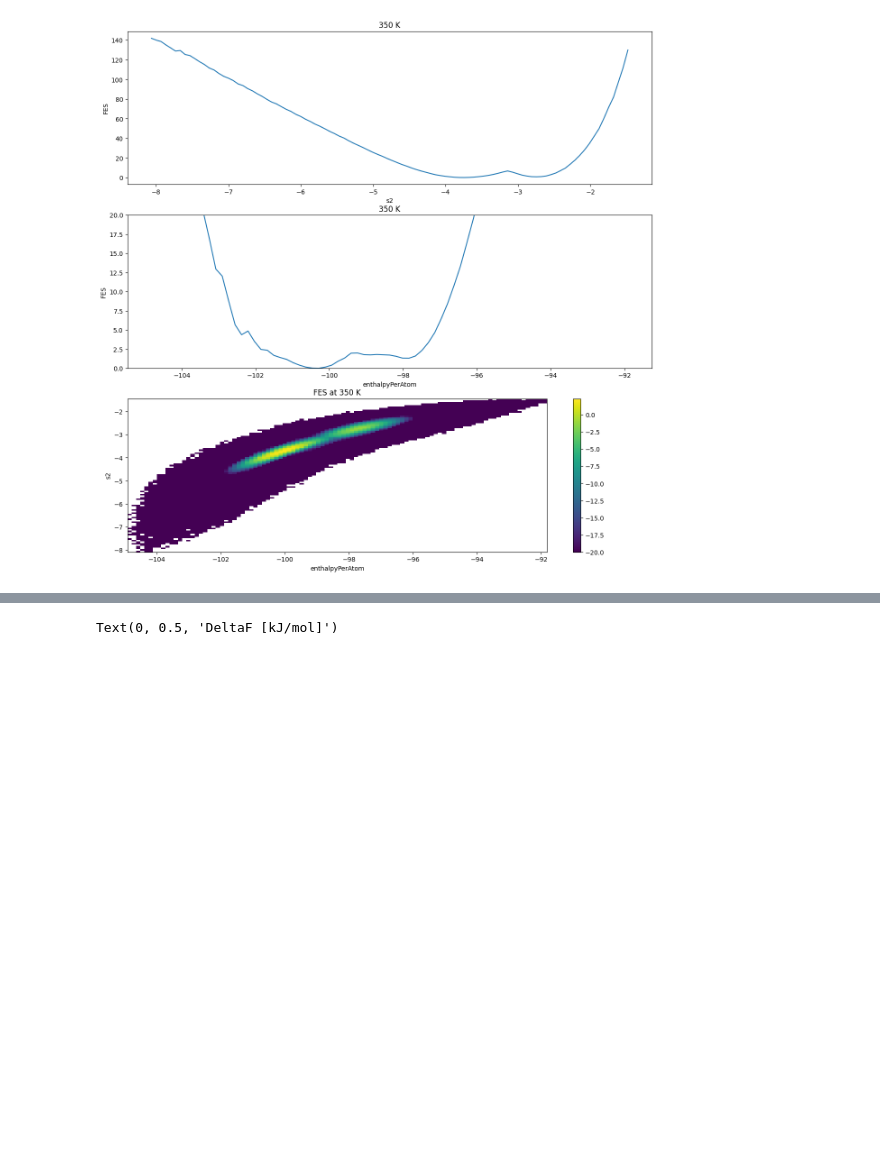
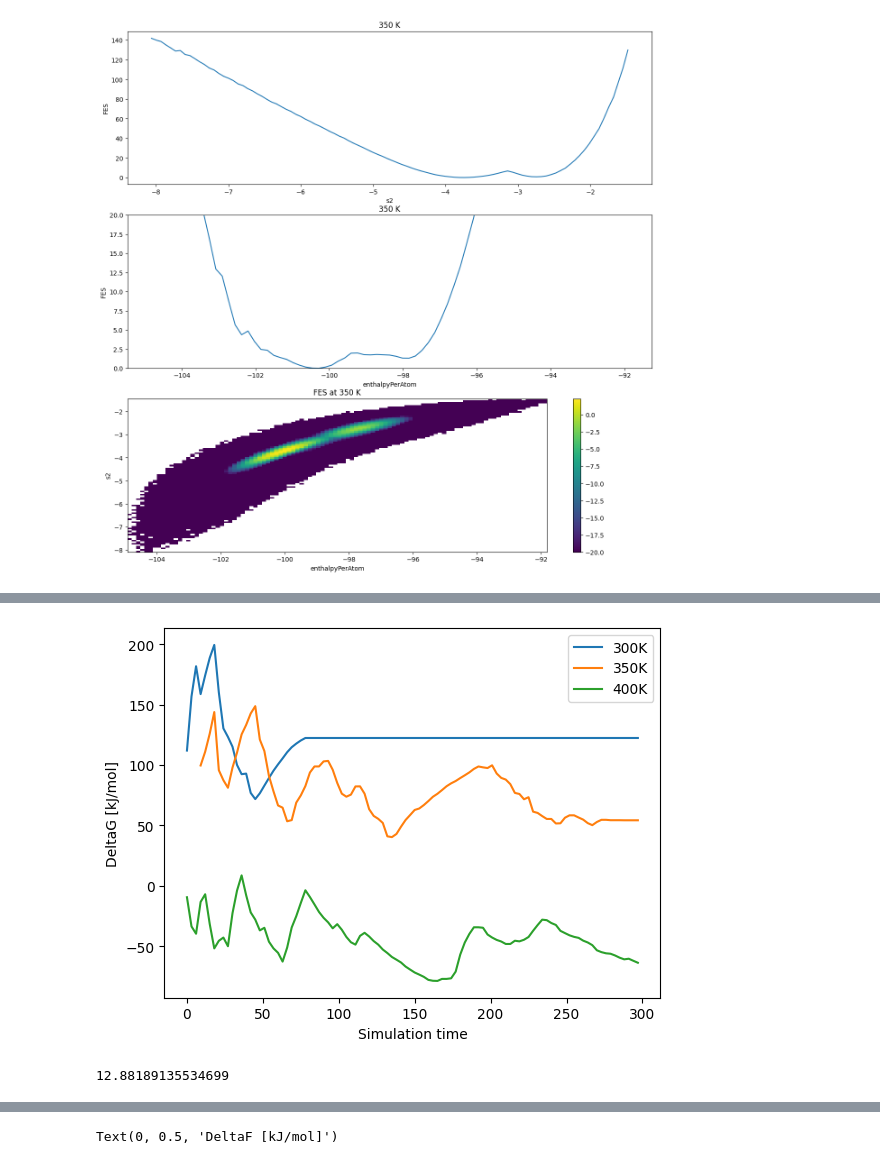
Before and after one commit to yaminbens/Proj23, a Jupyter notebook: Entropy-Enthalpy.ipynb, the cells around one changed output, grey strips where cells are left out. Saved outputs shown, nothing was run; the diff lists cells and outputs as text; code cells hidden in the pictures; blank space fills up the shorter version.

```diff
--- a/Entropy-Enthalpy.ipynb
+++ b/Entropy-Enthalpy.ipynb
@@ -236,0 +265,33 @@ plt.colorbar()
+# %%
+dGs = []
+for j,l in enumerate(["metadNa300", "metadNa350", "metadNa400"]):
+    datarw = plumed.read_as_pandas("../../Vashti/"+l+"/colvar/COLVAR")
+    dG =[]
+    for i in range(100):
+        kbt=350*1.380649*6.02/1000
+
+        H, xedges2, yedges2 = np.histogram2d(datarw["enthalpyPerAtom"][0:3000*(i+1)],
+                                             datarw["s2"][0:3000*(i+1)],
+                                             bins=100, density=True,
+                                             weights=np.exp(datarw["metad.bias"][0:3000*(i+1)]/kbt))
+
+
+        H=H/np.sum(H)
+
+        HS = H[(-102<=xedges2[:-1]) & (xedges2[:-1]<-99),:][:,(-4.5<=yedges2[:-1]) & (yedges2[:-1]<-3.25)]
+        HL = H[(-98.5<xedges2[:-1]) & (xedges2[:-1]<=-96.5),:][:,(-3.25<yedges2[:-1]) & (yedges2[:-1]<=-2.25)]
+        dG.append(-kbt*np.log(np.sum(HL)/np.sum(HS)))
+    dGs.append(dG)
+# %%
+plt.plot(np.arange(0,300,3), dGs[0], label = "300K")
+plt.plot(np.arange(0,300,3), dGs[1], label = "350K")
+plt.plot(np.arange(0,300,3), dGs[2], label = "400K")
+
+
+# labels
+plt.xlabel("Simulation time")
+plt.ylabel("DeltaG [kJ/mol]")
+plt.legend()
+plt.show()
+# %% [output]
+[figure, added]
@@ -236,0 +318,4 @@ plt.colorbar()
+# %%
+s[-1]
+# %% [output]
+12.88189135534699
```
Also changed, not shown: parts of 7 cells of this notebook, 1 other file.
